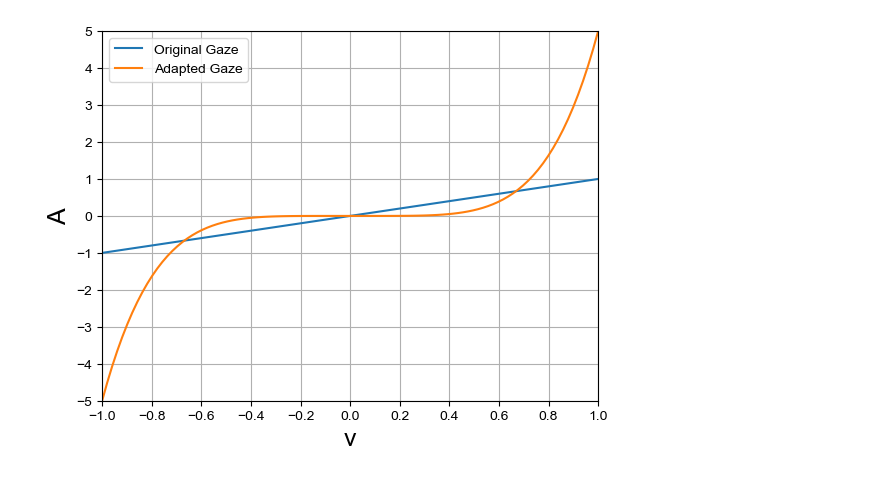
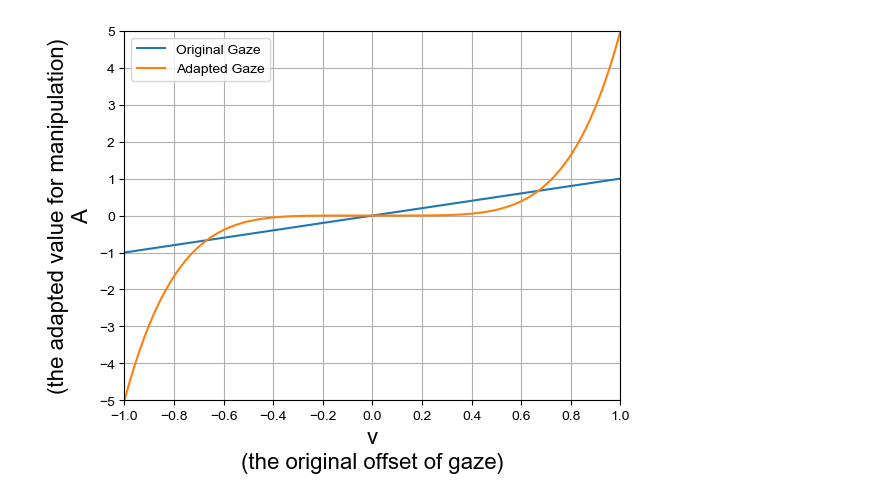
Before and after one commit to lorenz-liu/gaze-dominant-manipulation, a Jupyter notebook: PAPERWORK/论文图例/增强函数.ipynb, the cells around one changed output. Drawn from its saved outputs; the diff is of its cells as text; code cells hidden in the pictures.

```diff
--- a/PAPERWORK/论文图例/增强函数.ipynb
+++ b/PAPERWORK/论文图例/增强函数.ipynb
@@ -10,33 +10,33 @@ x = np.linspace(-1, 1, 100)
 # 定义 y = x 的函数
 y1 = x
 
 # 定义 y = 5x^5 的函数
 y2 = 5 * x ** 5
 
 # 创建一个画布，并在画布上绘制两个函数的图像
 fig, ax = plt.subplots()
 ax.plot(x, y1, label='Original Gaze')
 ax.plot(x, y2, label='Adapted Gaze')
 
 # 设置 x 轴和 y 轴的显示范围
 ax.set_xlim(-1, 1)
 ax.set_ylim(-5, 5)
 
 # 设置 x 轴和 y 轴的刻度密度为 0.2
 ax.set_xticks(np.arange(-1, 1.2, 0.2))
 ax.set_yticks(np.arange(-5, 5.2, 1))
 
 # 显示坐标轴
 ax.grid()
 
 # 添加图例
 ax.legend()
 
 # 添加 x 轴和 y 轴标签
-ax.set_xlabel('v', fontsize=18)
-ax.set_ylabel('A', fontsize=18)
+ax.set_xlabel('v\n(the original offset of gaze)', fontsize=16)
+ax.set_ylabel('(the adapted value for manipulation)\nA', fontsize=16)
 
 # 显示图像
 plt.show()
 # %% [output]
-[figure, old version]
+[figure, new version]
```
Also changed, not shown: 1 other file.
